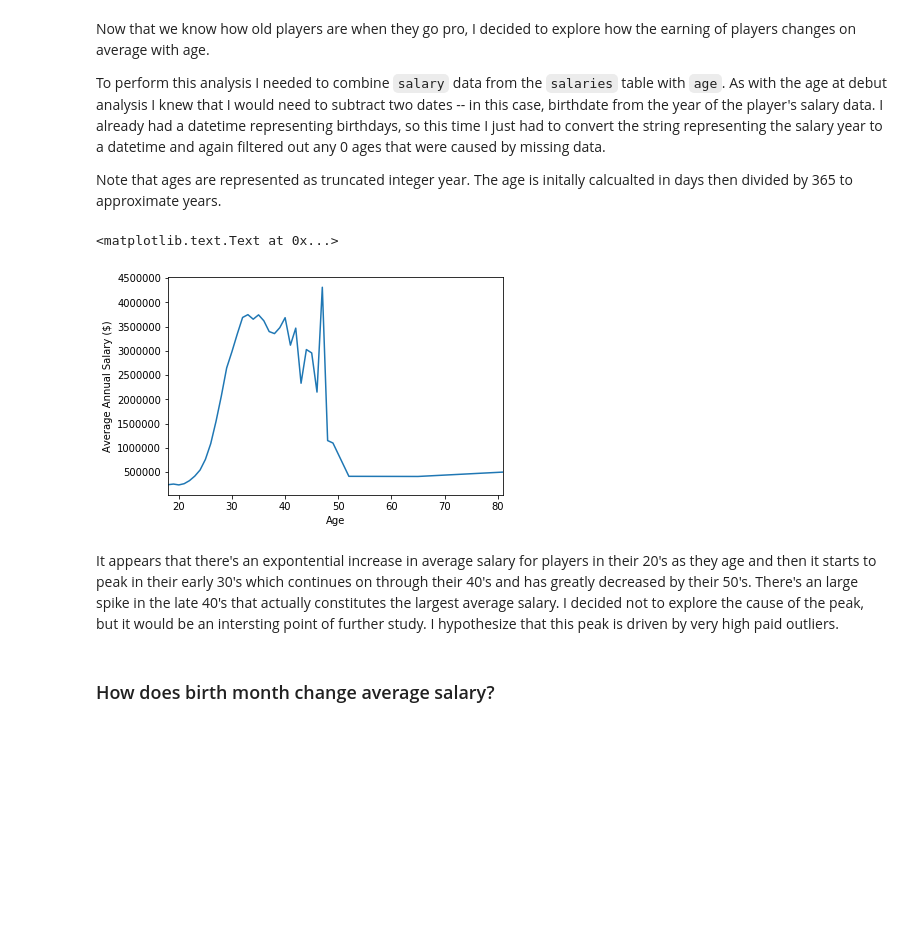
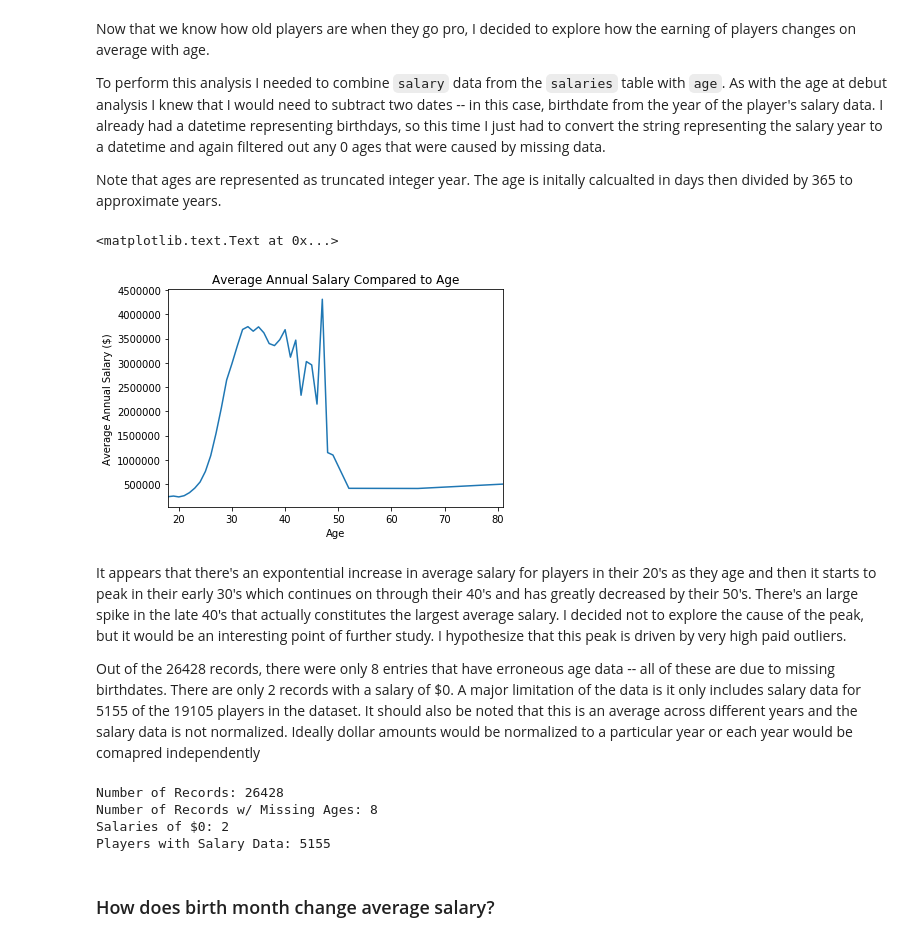
Before and after one commit to tylermorganme/dand_p2, a Jupyter notebook: Baseball Analysis.ipynb, the cells around one changed output. Cells and saved outputs as stored; diff of their text form; code cells hidden in the pictures; blank space fills up the shorter version.

```diff
--- a/Baseball Analysis.ipynb
+++ b/Baseball Analysis.ipynb
@@ -66,15 +78,33 @@ Note that ages are represented as truncated integer year. The age is initally ca
 # %%
 ages_df = pd.merge(salaries_df, master_df, how='left', left_on='playerID', right_on='playerID')
 ages_df['age'] = (pd.to_datetime(ages_df['yearID'], format='%Y') - ages_df['birthDate'])
 ages_df['age'] = (ages_df['age'].fillna(0) / (np.timedelta64(1, 'D')*365)).astype(int)
 ages_plot = ages_df[ages_df['age']>0].groupby(['age'])['salary'].mean().plot()
 ages_plot.set_xlabel("Age")
 ages_plot.set_ylabel("Average Annual Salary ($)")
+ages_plot.set_title("Average Annual Salary Compared to Age")
 # %% [output]
 <matplotlib.text.Text at 0x...>
-[figure, old version]
+[figure, new version]
 # %% [markdown]
-It appears that there's an expontential increase in average salary for players in their 20's as they age and then it starts to peak in their early 30's which continues on through their 40's and has greatly decreased by their 50's. There's an large spike in the late 40's that actually constitutes the largest average salary. I decided not to explore the cause of the peak, but it would be an intersting point of further study. I hypothesize that this peak is driven by very high paid outliers.
+It appears that there's an expontential increase in average salary for players in their 20's as they age and then it starts to peak in their early 30's which continues on through their 40's and has greatly decreased by their 50's. There's an large spike in the late 40's that actually constitutes the largest average salary. I decided not to explore the cause of the peak, but it would be an interesting point of further study. I hypothesize that this peak is driven by very high paid outliers.
+
+Out of the 26428 records, there were only 8 entries that have erroneous age data -- all of these are due to missing birthdates. There are only 2 records with a salary of $0. A major limitation of the data is it only includes salary data for 5155 of the 19105 players in the dataset. It should also be noted that this is an average across different years and the salary data is not normalized. Ideally dollar amounts would be normalized to a particular year or each year would be comapred independently
+# %%
+salaryCount = len(salaries_df)
+salaryAgeNulls = (pd.to_datetime(ages_df['yearID'], format='%Y') - ages_df['birthDate']).isnull().sum()
+uniquePlayerSalaries = ages_df['playerID'].unique()
+
+
+print 'Number of Records: ' + str(salaryCount)
+print 'Number of Records w/ Missing Ages: ' + str(salaryAgeNulls)
+print 'Salaries of $0: ' + str(len(ages_df[ages_df['salary'] ==0]))
+print 'Players with Salary Data: ' + str(len(uniquePlayerSalaries))
+# %% [output]
+Number of Records: 26428
+Number of Records w/ Missing Ages: 8
+Salaries of $0: 2
+Players with Salary Data: 5155
 # %% [markdown]
 ### How does birth month change average salary?
 # %% [markdown]
```
Also changed, not shown: parts of 8 cells of this notebook.
